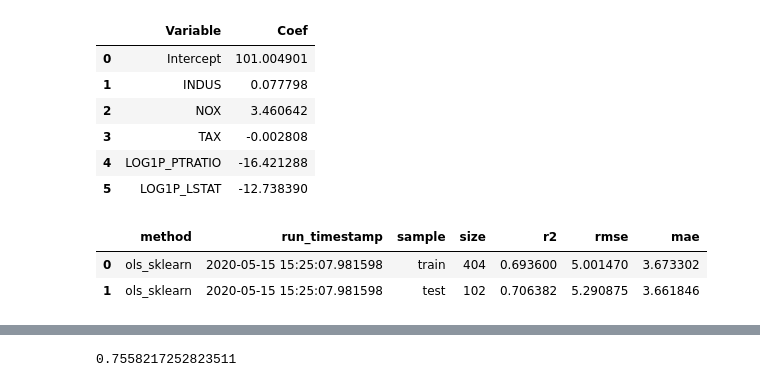
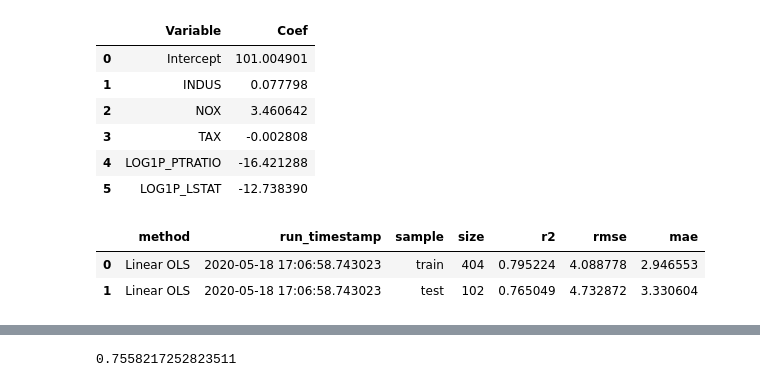
Before and after one commit to prudolph1/regression_base_code, a Jupyter notebook: regression_methods.ipynb, the cells around one changed output, grey strips where cells are left out. Saved outputs shown, nothing was run; the diff lists cells and outputs as text; code cells hidden in the pictures.

```diff
--- a/regression_methods.ipynb
+++ b/regression_methods.ipynb
@@ -287,11 +310,11 @@ pd.DataFrame(list(zip(pd.Index(['Intercept']).append(X_train.columns),
 | 3 | TAX | -0.002808 |
 | 4 | LOG1P_PTRATIO | -16.421288 |
 | 5 | LOG1P_LSTAT | -12.738390 |
-# %%
-assessment_metrics('ols_sklearn')
-# %% [output]
-|  | method | run_timestamp | sample | size | r2 | rmse | mae |
-| 0 | ols_sklearn | 2020-05-15 15:25:07.981598 | train | 404 | 0.693600 | 5.001470 | 3.673302 |
-| 1 | ols_sklearn | 2020-05-15 15:25:07.981598 | test | 102 | 0.706382 | 5.290875 | 3.661846 |
+# %%
+assessment_metrics('Linear OLS')
+# %% [output]
+|  | method | run_timestamp | sample | size | r2 | rmse | mae |
+| 0 | Linear OLS | 2020-05-18 17:06:58.743023 | train | 404 | 0.795224 | 4.088778 | 2.946553 |
+| 1 | Linear OLS | 2020-05-18 17:06:58.743023 | test | 102 | 0.765049 | 4.732872 | 3.330604 |
 # %%
 # append to metrics df
```
Also changed, not shown: parts of 33 cells of this notebook.
